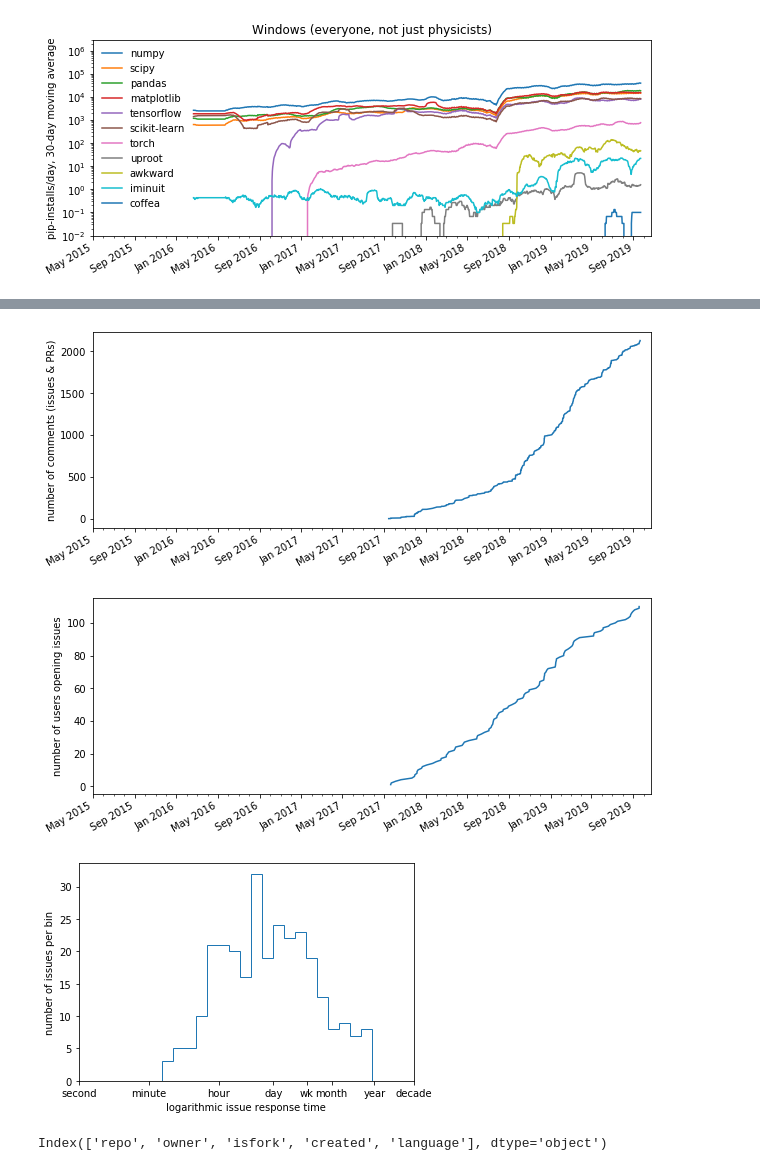
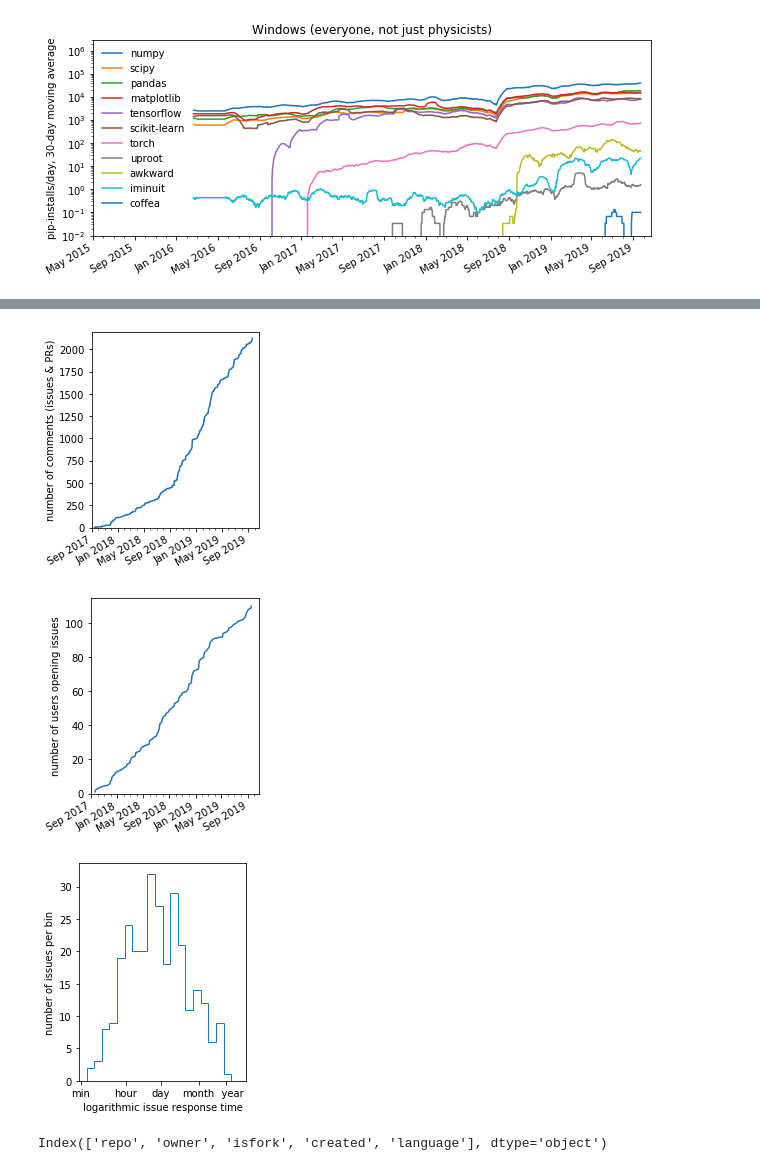
Before and after one commit to jpivarski-talks/2019-10-17-pyhep-awkward, a Jupyter notebook: analysis.ipynb, the cells around one changed output, grey strips where cells are left out. Drawn from its saved outputs; the diff is of its cells as text; code cells hidden in the pictures.

Commit message:
Updated uproot issues/comments/users.

```diff
--- a/analysis.ipynb
+++ b/analysis.ipynb
@@ -147,44 +147,46 @@ ax.get_figure().savefig("uproot-issues.pdf")
 # %%
-ax = dfissues[["date_created", "numcomments"]].set_index("date_created", inplace=False).sort_index().cumsum().plot(figsize=(10, 4))
+ax = dfissues[["date_created", "numcomments"]].set_index("date_created", inplace=False).sort_index().cumsum().plot(figsize=(3, 4))
 matplotlib.pyplot.xlabel("")
 matplotlib.pyplot.ylabel("number of comments (issues & PRs)")
 handles, labels = ax.get_legend_handles_labels()
 ax.get_legend().remove()
-ax.set_xlim((datetime.date(2015, 5, 1), datetime.date(2019, 10, 22)))
+ax.set_xlim((datetime.date(2017, 9, 1), datetime.date(2019, 10, 22)))
+ax.set_ylim((0, 2200))
 ax.xaxis.set_minor_locator(matplotlib.dates.MonthLocator())
 ax.xaxis.set_major_locator(matplotlib.dates.MonthLocator(bymonth=[1, 5, 9]))
 ax.xaxis.set_major_formatter(matplotlib.dates.DateFormatter('%b %Y'))
 ax.get_figure().savefig("uproot-comments.png")
 ax.get_figure().savefig("uproot-comments.pdf")
 # %% [output]
-[figure, old version]
+[figure, new version]
 # %%
-ax = dfissues[["user", "date_created", "opened"]][~dfissues["ispull"]].groupby("user").min().set_index("date_created", inplace=False).sort_index().cumsum().plot(figsize=(10, 4))
+ax = dfissues[["user", "date_created", "opened"]][~dfissues["ispull"]].groupby("user").min().set_index("date_created", inplace=False).sort_index().cumsum().plot(figsize=(3, 4))
 matplotlib.pyplot.xlabel("")
 matplotlib.pyplot.ylabel("number of users opening issues")
 handles, labels = ax.get_legend_handles_labels()
 ax.get_legend().remove()
-ax.set_xlim((datetime.date(2015, 5, 1), datetime.date(2019, 10, 22)))
+ax.set_xlim((datetime.date(2017, 9, 1), datetime.date(2019, 10, 22)))
+ax.set_ylim((0, 115))
 ax.xaxis.set_minor_locator(matplotlib.dates.MonthLocator())
 ax.xaxis.set_major_locator(matplotlib.dates.MonthLocator(bymonth=[1, 5, 9]))
 ax.xaxis.set_major_formatter(matplotlib.dates.DateFormatter('%b %Y'))
 ax.get_figure().savefig("uproot-users.png")
 ax.get_figure().savefig("uproot-users.pdf")
 # %% [output]
-[figure, old version]
+[figure, new version]
 # %%
 isclosed = dfissues[~dfissues["ispull"] & dfissues["closed"]]
 
-ax = numpy.log10((isclosed["date_closed"].astype(isclosed["date_created"].dtype) - isclosed["date_created"]).astype(int) / 1e9).hist(bins=25, range=(1, 8), grid=False, histtype="step")
+ax = numpy.log10((isclosed["date_closed"].astype(isclosed["date_created"].dtype) - isclosed["date_created"]).astype(int) / 1e9).hist(bins=20, range=(2, 8), grid=False, histtype="step", figsize=(3, 4))
 
-ax.xaxis.set_ticks(numpy.log10([1, 60, 60*60, 24*60*60, 7*24*60*60, 30*24*60*60, 365*24*60*60, 10*365*24*60*60]))
-ax.xaxis.set_ticklabels(["second", "minute", "hour", "day", "wk", "month", "year", "decade"])
+ax.xaxis.set_ticks(numpy.log10([60, 60*60, 24*60*60, 30*24*60*60, 365*24*60*60]))
+ax.xaxis.set_ticklabels(["min", "hour", "day", "month", "    year"])
 matplotlib.pyplot.xlabel("logarithmic issue response time")
 matplotlib.pyplot.ylabel("number of issues per bin")
 ax.get_figure().savefig("uproot-response-time.png")
 ax.get_figure().savefig("uproot-response-time.pdf")
 # %% [output]
-[figure, old version]
+[figure, new version]
 # %%
 dfos.groupby(["os"]).count().sort_values("count", ascending=False);
 # %%
```
Also changed, not shown: parts of 1 cell of this notebook, 11 other files.
